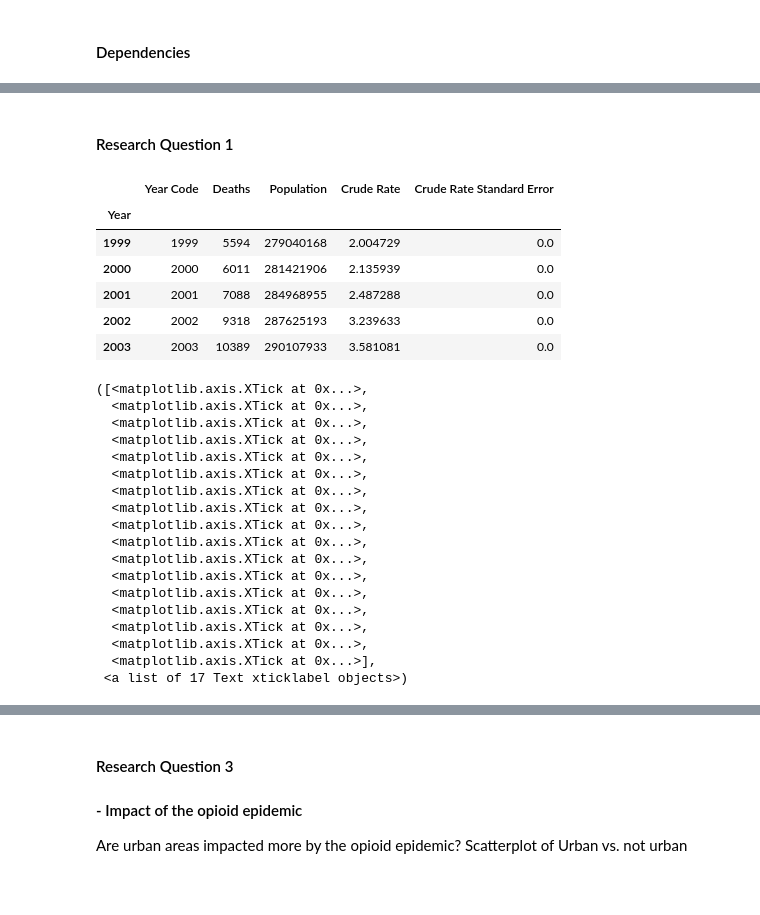
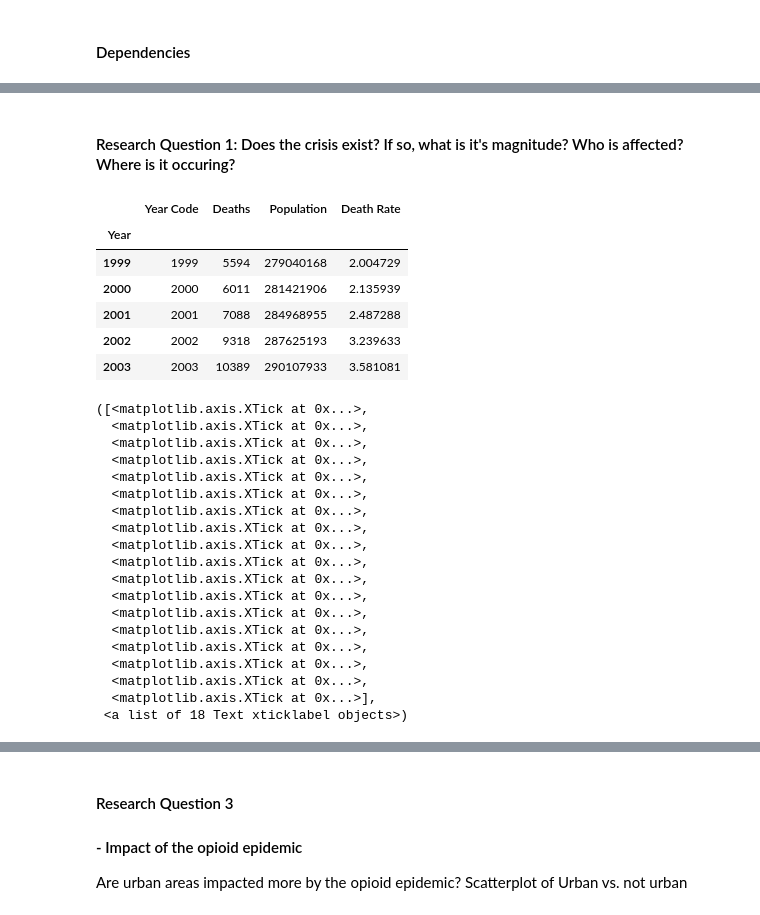
Before and after one commit to christa-fields/GWU_Databootcamp_Project_1, a Jupyter notebook: main.ipynb, the cells around one changed output, grey strips where cells are left out. Saved outputs shown, nothing was run; the diff lists cells and outputs as text; code cells hidden in the pictures; blank space fills up the shorter version.

```diff
--- a/main.ipynb
+++ b/main.ipynb
@@ -36,21 +32,20 @@ import time                                                                  # t
 # %%
 sns.set()                                                                    # switches to seaborn default display
-# %% [markdown]
-#### Research Question 1
+# %% [markdown]
+#### Research Question 1: Does the crisis exist? If so, what is it's magnitude? Who is affected? Where is it occuring?
 # %%
 filename = 'Q1DS1.csv'                                                       # 1st data file for Q1
 # %%
-csv_file = os.path.join(".", "Data Files", filename)                         # creates path to read data
+csv_file = os.path.join(".", "Data Files", "Question_1", filename)           # creates path to read data
 # %%
-q1_df = pd.read_csv(csv_file, index_col="Year")                              # reads data from file
+q1ds1_df = pd.read_csv(csv_file, index_col="Year")                           # reads data from file
+q1ds1_df.head()
+# %% [output]
+|  | Year Code | Deaths | Population | Death Rate |
+| Year |  |  |  |  |
+| 1999 | 1999 | 5594 | 279040168 | 2.004729 |
+| 2000 | 2000 | 6011 | 281421906 | 2.135939 |
+| 2001 | 2001 | 7088 | 284968955 | 2.487288 |
+| 2002 | 2002 | 9318 | 287625193 | 3.239633 |
+| 2003 | 2003 | 10389 | 290107933 | 3.581081 |
-# %%
-q1_df.head()                                                                 # displays dataframe
-# %% [output]
-|  | Year Code | Deaths | Population | Crude Rate | Crude Rate Standard Error |
-| Year |  |  |  |  |  |
-| 1999 | 1999 | 5594 | 279040168 | 2.004729 | 0.0 |
-| 2000 | 2000 | 6011 | 281421906 | 2.135939 | 0.0 |
-| 2001 | 2001 | 7088 | 284968955 | 2.487288 | 0.0 |
-| 2002 | 2002 | 9318 | 287625193 | 3.239633 | 0.0 |
-| 2003 | 2003 | 10389 | 290107933 | 3.581081 | 0.0 |
 # %%
@@ -59,15 +54,12 @@ year_max = q1_df.index.max()
 # %%
-plt.figure(figsize = (12,15))                                                # sets bar chart parameters
+plt.figure(figsize = (17,10))                                                # sets bar chart parameters
 plt.title('Opioid Deaths By Year: %s to %s' % (year_min, year_max), fontdict = {'fontsize': 20})
 plt.xlabel('Year', fontdict = {'fontsize': 16})
 plt.ylabel('Deaths Per 100,000 Population', fontdict = {'fontsize': 16})
-
-#xlabels = str(q1_df.index)
-xvals = np.arange(len(q1_df))
+xvals = np.arange(len(q1ds1_df))
 tick_locations = [value+0.4 for value in xvals]
-
-plt.bar(xvals, q1_df['Crude Rate'], color='r', alpha=0.7, align="edge")
-plt.xticks(tick_locations, q1_df['Year Code'], rotation="horizontal")
+plt.bar(xvals, q1ds1_df['Death Rate'], color='r', alpha=0.7, align="edge")
+plt.xticks(tick_locations, q1ds1_df['Year Code'], rotation="horizontal")
 # %% [output]
 ([<matplotlib.axis.XTick at 0x...>,
   <matplotlib.axis.XTick at 0x...>,
@@ -85,5 +77,6 @@ plt.xticks(tick_locations, q1_df['Year Code'], rotation="horizontal")
   <matplotlib.axis.XTick at 0x...>,
   <matplotlib.axis.XTick at 0x...>,
   <matplotlib.axis.XTick at 0x...>,
+  <matplotlib.axis.XTick at 0x...>,
   <matplotlib.axis.XTick at 0x...>],
- <a list of 17 Text xticklabel objects>)
+ <a list of 18 Text xticklabel objects>)
```
Also changed, not shown: parts of 52 cells of this notebook.
